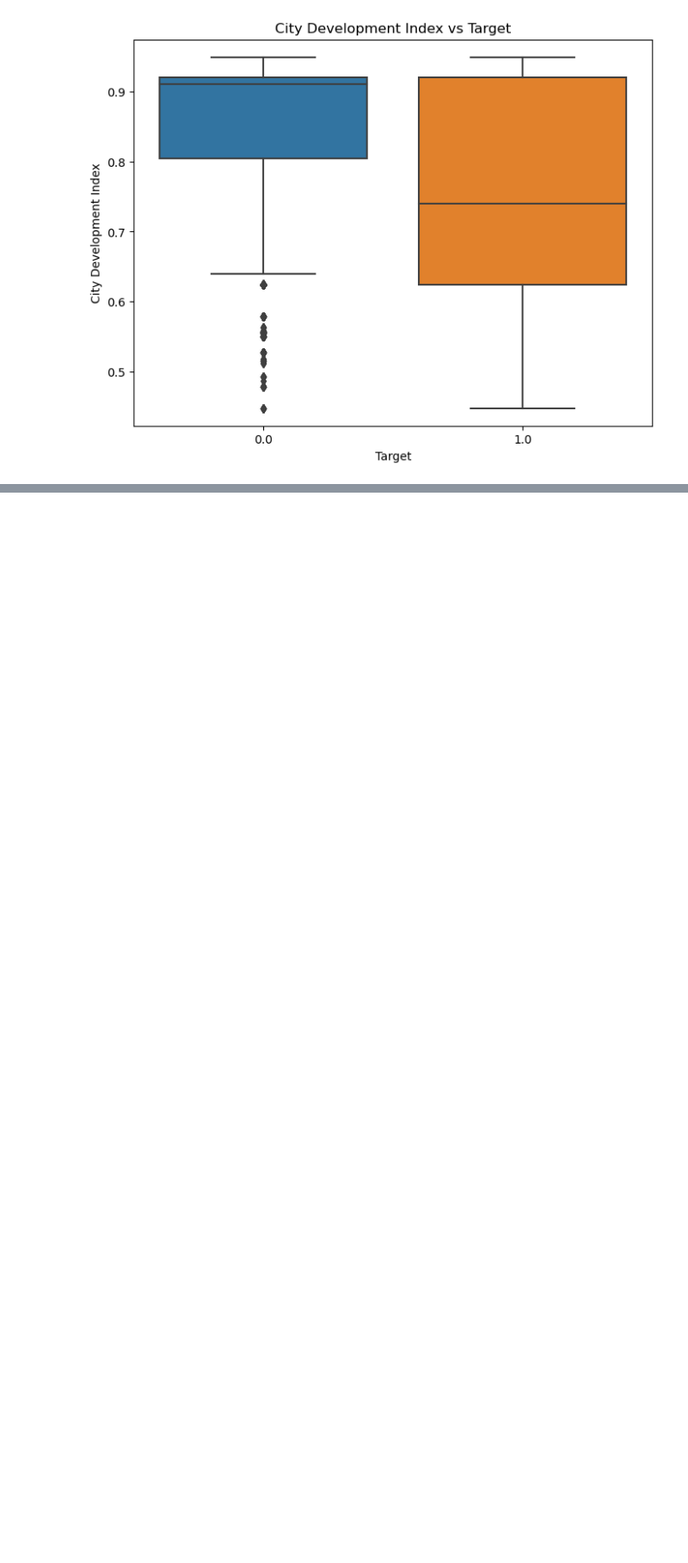
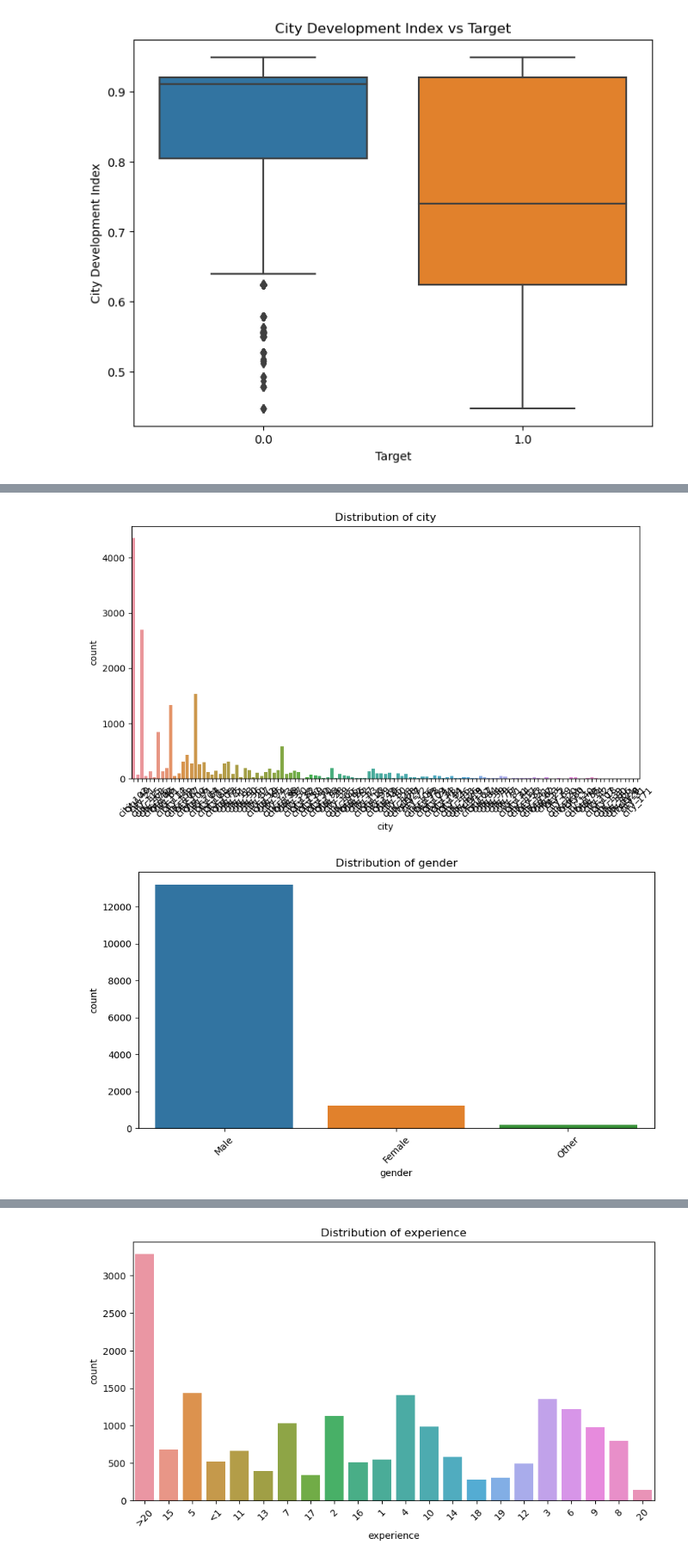
Before and after one commit to fachri34/Final-Project-Data-Science, a Jupyter notebook: HR Analytics.ipynb, the cells around one changed output, grey strips where cells are left out. Shown at 86% size. Drawn from its saved outputs; the diff is of its cells as text; code cells hidden in the pictures; blank space fills up the shorter version.

```diff
--- a/HR Analytics.ipynb
+++ b/HR Analytics.ipynb
@@ -325,0 +356,15 @@ plt.show()
+# %%
+categorical_columns = ['city', 'gender', 'relevent_experience', 'enrolled_university',
+                       'education_level', 'major_discipline', 'experience', 'company_size',
+                       'company_type', 'last_new_job', 'target']
+
+# Plot bar chart untuk setiap kolom kategorikal
+for col in categorical_columns:
+    plt.figure(figsize=(10, 5))
+    sns.countplot(data=df, x=col)
+    plt.title(f'Distribution of {col}')
+    plt.xticks(rotation=45)
+    plt.show()
+# %% [output]
+[figure, added]
+[figure, added]
@@ -325,0 +375 @@ plt.show()
+[figure, added]
```
Also changed, not shown: parts of 6 cells of this notebook.
